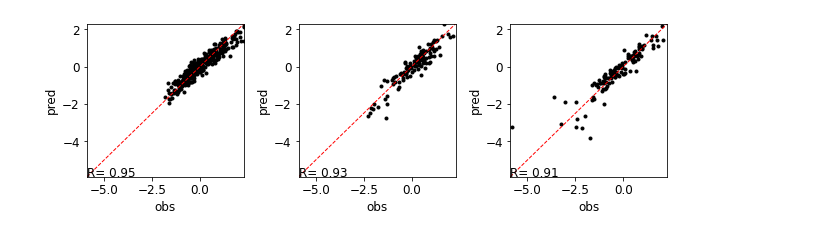
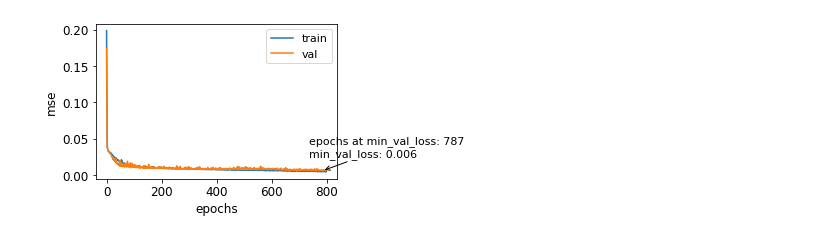
Before and after one commit to voquangtuong/AAA_drought_prediction, a Jupyter notebook: T4_tunner.ipynb, the cells around one changed output. Saved outputs shown, nothing was run; the diff lists cells and outputs as text; code cells hidden in the pictures.

```diff
--- a/T4_tunner.ipynb
+++ b/T4_tunner.ipynb
@@ -337,5 +178,37 @@ Loaded model from disk
 # %%
 
+# =============================================================================
+# DANH GIA
+# =============================================================================
+# TONG KET
+# DRAW LOSS CURVE
+#Check the Loss curve
+fig,ax=plt.subplots(figsize=(6,3))
+plt.rcParams.update({'font.size': 11})
+plt.plot(history1.history['loss'])
+plt.plot(history1.history['val_loss'])
+# Draw the minimum epochs
+df_val_loss=pd.DataFrame({'val_loss':history1.history['val_loss']})
+# print(df_val_loss)
+idxmin=df_val_loss[['val_loss']].idxmin().values
+val_loss_min_values=df_val_loss.loc[idxmin,:].values.flatten()
+print(idxmin,val_loss_min_values)
+plt.annotate('epochs at min_val_loss: '+str(idxmin[0]+1)+'\n'+'min_val_loss: '+str(np.round(val_loss_min_values[0],3)),
+             xy=(idxmin,val_loss_min_values), xycoords='data',
+            xytext=(idxmin-50, val_loss_min_values+0.02), textcoords='data',
+            arrowprops=dict(arrowstyle="->",
+                            connectionstyle="arc3"),
+            )
+
+plt.legend(['train','val'])
+plt.xlabel('epochs')
+plt.ylabel('mse')
+# plt.title('learning rate of 1 month leadtime prdiction')
+plt.tight_layout()
+plt.savefig(outs[3]+'/'+str(k)+'loss_curve_T3'+str(m)+'.jpeg',dpi=300)
+plt.show(fig)
+plt.close(fig)
+###################################################################################
 #----------------------Important !!!!-----------------------#
 pred = loaded_model.predict(train_X)  #(predicted)
 obs  = y_train_scale               #(obs)
@@ -401,15 +274,15 @@ list_con.append(df_val)
 df_test=pd.DataFrame({'obs':obs3.flatten(),'pred':pred3.flatten()})
 list_con.append(df_test)
 # =============================================================================
-# LUU LAI KET QUA
+# SAVE RESULTS
 # =============================================================================
-with open(outs[1]+'/'+str(k)+'lead'+str(m)+'T3_lag3.pkl', 'wb') as f: # khong nen
+with open(outs[1]+'/'+str(k)+'lead'+str(m)+'T4_lag3.pkl', 'wb') as f: # khong nen
   # compressed_file = bz2.BZ2File(f, 'w')
   pickle.dump(list_con, f)
 
 #####
 ## mo kiem tra lai
-with open(outs[1]+'/'+str(k)+'lead'+str(m)+'T3_lag3.pkl', 'rb') as f: # khong nen
+with open(outs[1]+'/'+str(k)+'lead'+str(m)+'T4_lag3.pkl', 'rb') as f: # khong nen
     # compressed_file = bz2.BZ2File(f, 'r')
     load_list_con = pickle.load(f)
 # 0,1,2 tuong ung voi train, val, test
@@ -440,11 +313,7 @@ for lead_time in range(1):
     pearson,dotincay=pearsonr(load_list_con[phase]['obs'],load_list_con[phase]['pred'])
     r2_vanila_1m =pearson
     plt.rcParams.update({'font.size': 12})
-    # fig,ax=plt.subplots(figsize=(5,5))
-    # min_values1=np.min([pred_all[m],obs_all[m]])
-    # min_values=min_values1
-    # max_values1=np.max([pred_all[m],obs_all[m]])
-    # max_values=max_values1
+
     min_values=-5.9
     max_values=2.29
 
@@ -485,7 +354,7 @@ for lead_time in range(1):
 #VE HINH TIME SERIES
 # =============================================================================
 
-  # Ve train
+  # Ve TRAIN ***************************************************************
 # Time series cua train
 #Graph
 months=['1month','2months','3months']
@@ -499,9 +368,6 @@ for lead_time in range(1):
   plt.plot(vector_date[0+lead_time:lead_time+int(obs1.shape[0]*0.5)],obs1[0:int(obs1.shape[0]*0.5),lead_time],'k-.')
   plt.plot(vector_date[0+lead_time:lead_time+int(obs1.shape[0]*0.5)],pred1[0:int(obs1.shape[0]*0.5),lead_time],'r-.')
 
-  # plt.plot(vector_date[n_in0+lead_time:n_train-n_out0+lead_time+1], obs1[n_in0+lead_time:n_train-n_out0+lead_time+1,lead_time], 'k-.')
-  # plt.plot(vector_date[n_in0+lead_time:n_train+-n_out0+lead_time+1], pred1[:,lead_time], 'r-.')
-
   plt.legend(['obs','simulation'])
 
   plt.ylabel('NDI')
@@ -514,20 +380,13 @@ for lead_time in range(1):
 
   plt.plot(vector_date[lead_time+int(obs1.shape[0]*0.5):lead_time+int(obs1.shape[0]*1)],obs1[int(obs1.shape[0]*0.5):int(obs1.shape[0]*1),lead_time],'k-.')
   plt.plot(vector_date[lead_time+int(obs1.shape[0]*0.5):lead_time+int(obs1.shape[0]*1)],pred1[int(pred1.shape[0]*0.5):int(pred1.shape[0]*1),lead_time],'r-.')
-  # plt.title('Time series '+'1 month' +' lead time prediction at trainning')
-
-
-
-  # plt.plot(vector_date[int(dataset0.shape[0]*0.3):int(dataset0.shape[0]*0.6)]+lead_time-n_out0+1, pred[int(dataset0.shape[0]*0.3):int(dataset0.shape[0]*0.6)+lead_time-n_out0+1,lead_time],'r-.')
-  # plt.legend(['obs','simulation'])
-
   plt.ylabel('NDI')
   plt.tight_layout()
 
 plt.savefig(outs[3]+'/'+str(k)+'train_time_T3'+str(m)+'.jpeg',dpi=300)
 plt.show()
 plt.close()
-############ VAL
+############ VAL **************************************************************
 # Time series cua val
 #Graph
 months=['1month','2months','3months']
@@ -538,24 +397,7 @@ for lead_time in range(1):
   plt.ylim([-6.0,2.3])
   plt.plot(vector_date[n_train+lead_time:n_train+lead_time+obs2.shape[0]],obs2[:,lead_time],'k-.')
   plt.plot(vector_date[n_train+lead_time:n_train+lead_time+obs2.shape[0]],pred2[:,lead_time],'r-.')
-
-  # plt.plot(vector_date[n_in0+lead_time:n_train-n_out0+lead_time+1], obs1[n_in0+lead_time:n_train-n_out0+lead_time+1,lead_time], 'k-.')
-  # plt.plot(vector_date[n_in0+lead_time:n_train+-n_out0+lead_time+1], pred1[:,lead_time], 'r-.')
-
   plt.legend(['obs','simulation'])
-
-  plt.ylabel('NDI')
-  # plt.title('Time series '+'1 month' +' lead time prediction at validation')
-  plt.tight_layout()
-
-  # plt.subplot(212)
-  # plt.rcParams.update({'font.size': 12})
-  # plt.plot(vector_date[int(dataset0.shape[0]*0.3):int(dataset0.shape[0]*0.6)+lead_time-n_out0+1],
-  #          obs[int(dataset0.shape[0]*0.3)+input:int(dataset0.shape[0]*0.6)+lead_time-n_out0+1,lead_time], 'k-.')
-
-  # plt.plot(vector_date[int(dataset0.shape[0]*0.3):int(dataset0.shape[0]*0.6)]+lead_time-n_out0+1, pred[int(dataset0.shape[0]*0.3):int(dataset0.shape[0]*0.6)+lead_time-n_out0+1,lead_time],'r-.')
-  # plt.legend(['obs','simulation'])
-
   plt.ylabel('NDI')
   plt.tight_layout()
 
@@ -563,7 +405,7 @@ for lead_time in range(1):
   plt.show()
   plt.close()
 
-  # Testing
+  # TEST*************************************************************************
 
 #Graph
 months=['1month','2months','3months']
@@ -573,30 +415,15 @@ for lead_time in range(1):
   plt.rcParams.update({'font.size': 12})
   plt.ylim([-6.0,2.3])
   vector_date_test=vector_date[-24:]
-  # plt.plot(vector_date[n_train+n_val+lead_time:n_train+n_val+n_test+lead_time+obs3.shape[0]],obs3[:,lead_time],'k-.')
-  # plt.plot(vector_date[n_train+n_val+lead_time:n_train+n_val+lead_time+n_test+obs3.shape[0]],pred3[:,lead_time],'r-.')
   plt.plot(vector_date[-n_test:],obs3[:,lead_time],'k-.')
   plt.plot(vector_date[-n_test:],pred3[:,lead_time],'r-.')
-  # plt.plot(vector_date[n_in0+lead_time:n_train-n_out0+lead_time+1], obs1[n_in0+lead_time:n_train-n_out0+lead_time+1,lead_time], 'k-.')
-  # plt.plot(vector_date[n_in0+lead_time:n_train+-n_out0+lead_time+1], pred1[:,lead_time], 'r-.')
-  # plt.xticks(['2015-01','2015-06','2015-12','2016-12'])
+    # plt.xticks(['2015-01','2015-06','2015-12','2016-12'])
   plt.legend(['obs','simulation'])
 
   plt.ylabel('NDI')
   # plt.title('Time series '+'1month' +' lead time prediction at testing')
   plt.tight_layout()
 
-  # plt.subplot(212)
-  # plt.rcParams.update({'font.size': 12})
-  # plt.plot(vector_date[int(dataset0.shape[0]*0.3):int(dataset0.shape[0]*0.6)+lead_time-n_out0+1],
-  #          obs[int(dataset0.shape[0]*0.3)+input:int(dataset0.shape[0]*0.6)+lead_time-n_out0+1,lead_time], 'k-.')
-
-  # plt.plot(vector_date[int(dataset0.shape[0]*0.3):int(dataset0.shape[0]*0.6)]+lead_time-n_out0+1, pred[int(dataset0.shape[0]*0.3):int(dataset0.shape[0]*0.6)+lead_time-n_out0+1,lead_time],'r-.')
-  # plt.legend(['obs','simulation'])
-
-  # plt.ylabel('NDI')
-  # plt.tight_layout()
-
   plt.savefig(outs[3]+'/'+str(k)+'test_time_T4'+str(m)+'.jpeg',dpi=300)
   plt.show()
   plt.close()
@@ -605 +435 @@ for lead_time in range(1):
-[figure, old version]
+[figure, new version]
```
Also changed, not shown: parts of 13 cells of this notebook.
